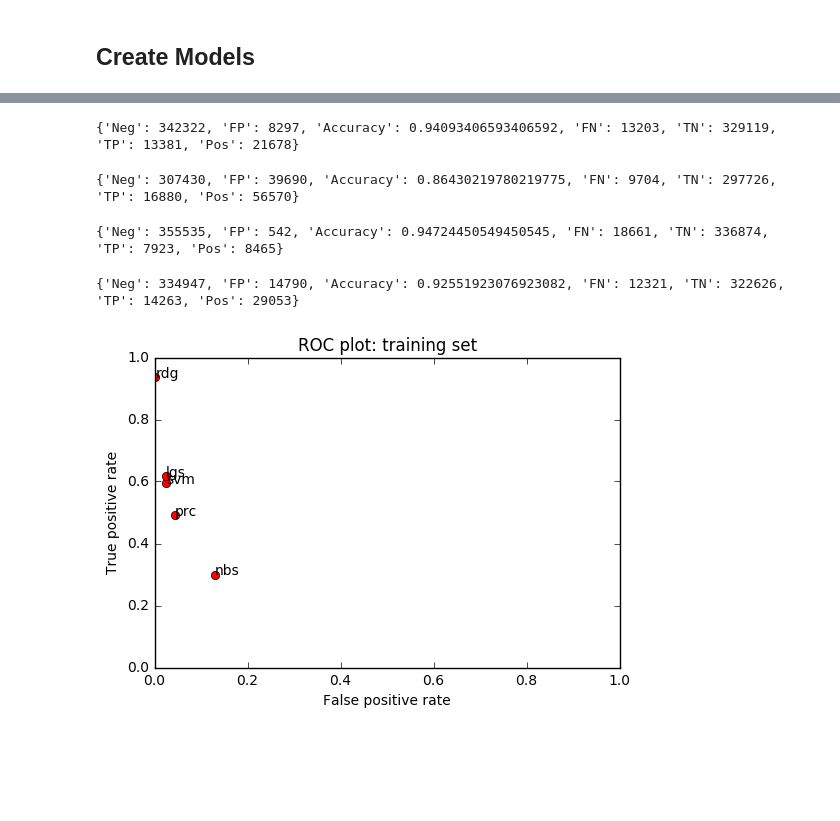
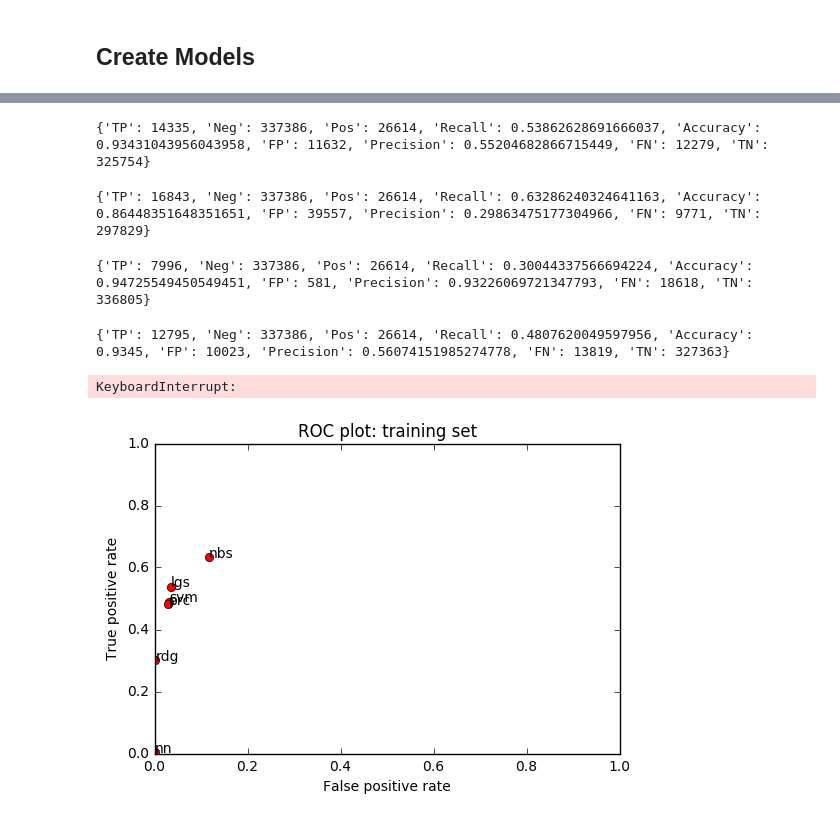
Before and after one commit to julbautista/Online-Comments, a Jupyter notebook: Train.ipynb, the cells around one changed output, grey strips where cells are left out. Cells and saved outputs as stored; diff of their text form; code cells hidden in the pictures; blank space fills up the shorter version.

```diff
--- a/Train.ipynb
+++ b/Train.ipynb
@@ -18,16 +18,26 @@ class BinaryClassificationPerformance():
         self.performance_df.columns = ['preds', 'labls']
         self.desc = desc
         self.performance_measures = {}
+        self.image_indices = {}
 
     def compute_measures(self):
         '''Compute performance measures defined by Flach p. 57'''
-        self.performance_measures['Pos'] = self.performance_df['preds'].sum()
-        self.performance_measures['Neg'] = self.performance_df.shape[0] - self.performance_df['preds'].sum()
+        self.performance_measures['Pos'] = self.performance_df['labls'].sum()
+        self.performance_measures['Neg'] = self.performance_df.shape[0] - self.performance_df['labls'].sum()
         self.performance_measures['TP'] = ((self.performance_df['preds'] == True) & (self.performance_df['labls'] == True)).sum()
         self.performance_measures['TN'] = ((self.performance_df['preds'] == False) & (self.performance_df['labls'] == False)).sum()
         self.performance_measures['FP'] = ((self.performance_df['preds'] == True) & (self.performance_df['labls'] == False)).sum()
         self.performance_measures['FN'] = ((self.performance_df['preds'] == False) & (self.performance_df['labls'] == True)).sum()
         self.performance_measures['Accuracy'] = (self.performance_measures['TP'] + self.performance_measures['TN']) / (self.performance_measures['Pos'] + self.performance_measures['Neg'])
+        self.performance_measures['Precision'] = self.performance_measures['TP'] / (self.performance_measures['TP'] + self.performance_measures['FP'])
+        self.performance_measures['Recall'] = self.performance_measures['TP'] / self.performance_measures['Pos']
+
+    def img_indices(self):
+        '''Get the indices of true and false positives to be able to locate the corresponding images in a list of image names'''
+        self.performance_df['tp_ind'] = ((self.performance_df['preds'] == True) & (self.performance_df['labls'] == True))
+        self.performance_df['fp_ind'] = ((self.performance_df['preds'] == True) & (self.performance_df['labls'] == False))
+        self.image_indices['TP_indices'] = np.where(self.performance_df['tp_ind']==True)[0].tolist()
+        self.image_indices['FP_indices'] = np.where(self.performance_df['fp_ind']==True)[0].tolist()
 # %%
 amazon = pd.read_csv('raw_data_train.csv', encoding ='latin-1')
 print(amazon.shape)
@@ -210,7 +217,7 @@ lgs_performance = BinaryClassificationPerformance(lgs.predict(X), y, 'lgs')
 lgs_performance.compute_measures()
 print(lgs_performance.performance_measures)
 # %% [output]
-{'Neg': 342322, 'FP': 8297, 'Accuracy': 0.94093406593406592, 'FN': 13203, 'TN': 329119, 'TP': 13381, 'Pos': 21678}
+{'TP': 14335, 'Neg': 337386, 'Pos': 26614, 'Recall': 0.53862628691666037, 'Accuracy': 0.93431043956043958, 'FP': 11632, 'Precision': 0.55204682866715449, 'FN': 12279, 'TN': 325754}
 # %%
 from sklearn.naive_bayes import MultinomialNB
 nbs = MultinomialNB()
@@ -221,7 +228,7 @@ nbs_performance = BinaryClassificationPerformance(nbs.predict(X), y, 'nbs')
 nbs_performance.compute_measures()
 print(nbs_performance.performance_measures)
 # %% [output]
-{'Neg': 307430, 'FP': 39690, 'Accuracy': 0.86430219780219775, 'FN': 9704, 'TN': 297726, 'TP': 16880, 'Pos': 56570}
+{'TP': 16843, 'Neg': 337386, 'Pos': 26614, 'Recall': 0.63286240324641163, 'Accuracy': 0.86448351648351651, 'FP': 39557, 'Precision': 0.29863475177304966, 'FN': 9771, 'TN': 297829}
 # %%
 # MODEL: Ridge Regression Classifier
 from sklearn import linear_model
@@ -233,7 +240,7 @@ rdg_performance = BinaryClassificationPerformance(rdg.predict(X), y, 'rdg')
 rdg_performance.compute_measures()
 print(rdg_performance.performance_measures)
 # %% [output]
-{'Neg': 355535, 'FP': 542, 'Accuracy': 0.94724450549450545, 'FN': 18661, 'TN': 336874, 'TP': 7923, 'Pos': 8465}
+{'TP': 7996, 'Neg': 337386, 'Pos': 26614, 'Recall': 0.30044337566694224, 'Accuracy': 0.94725549450549451, 'FP': 581, 'Precision': 0.93226069721347793, 'FN': 18618, 'TN': 336805}
 # %%
 # MODEL: Perceptron
 from sklearn import linear_model
@@ -245,19 +252,31 @@ prc_performance = BinaryClassificationPerformance(prc.predict(X), y, 'prc')
 prc_performance.compute_measures()
 print(prc_performance.performance_measures)
 # %% [output]
-{'Neg': 334947, 'FP': 14790, 'Accuracy': 0.92551923076923082, 'FN': 12321, 'TN': 322626, 'TP': 14263, 'Pos': 29053}
+{'TP': 12795, 'Neg': 337386, 'Pos': 26614, 'Recall': 0.4807620049597956, 'Accuracy': 0.9345, 'FP': 10023, 'Precision': 0.56074151985274778, 'FN': 13819, 'TN': 327363}
+# %%
+# MODEL: Multi-layer Perceptron aka neural network
+from sklearn import neural_network
+nn = neural_network.MLPClassifier(hidden_layer_sizes = (1000))
+nn.fit(X, y)
+joblib.dump(nn, 'nn.pkl') # pickle
+
+nn_performance = BinaryClassificationPerformance(nn.predict(X), y, 'nn')
+nn_performance.compute_measures()
+print(nn_performance.performance_measures)
+# %% [output]
+KeyboardInterrupt:
 # %%
-fits = [svm_performance, lgs_performance, nbs_performance, rdg_performance, prc_performance]
+fits = [svm_performance, lgs_performance, nbs_performance, rdg_performance, prc_performance, nn_performance]
 
 for fit in fits:
     plt.plot(fit.performance_measures['FP'] / fit.performance_measures['Neg'],
              fit.performance_measures['TP'] / fit.performance_measures['Pos'], 'ro')
     plt.text(fit.performance_measures['FP'] / fit.performance_measures['Neg'],
              fit.performance_measures['TP'] / fit.performance_measures['Pos'], fit.desc)
 plt.axis([0, 1, 0, 1])
 plt.title('ROC plot: training set')
 plt.xlabel('False positive rate')
 plt.ylabel('True positive rate')
 plt.show()
 # %% [output]
-[figure, old version]
+[figure, new version]
```
Also changed, not shown: parts of 3 cells of this notebook, 1 other file.
